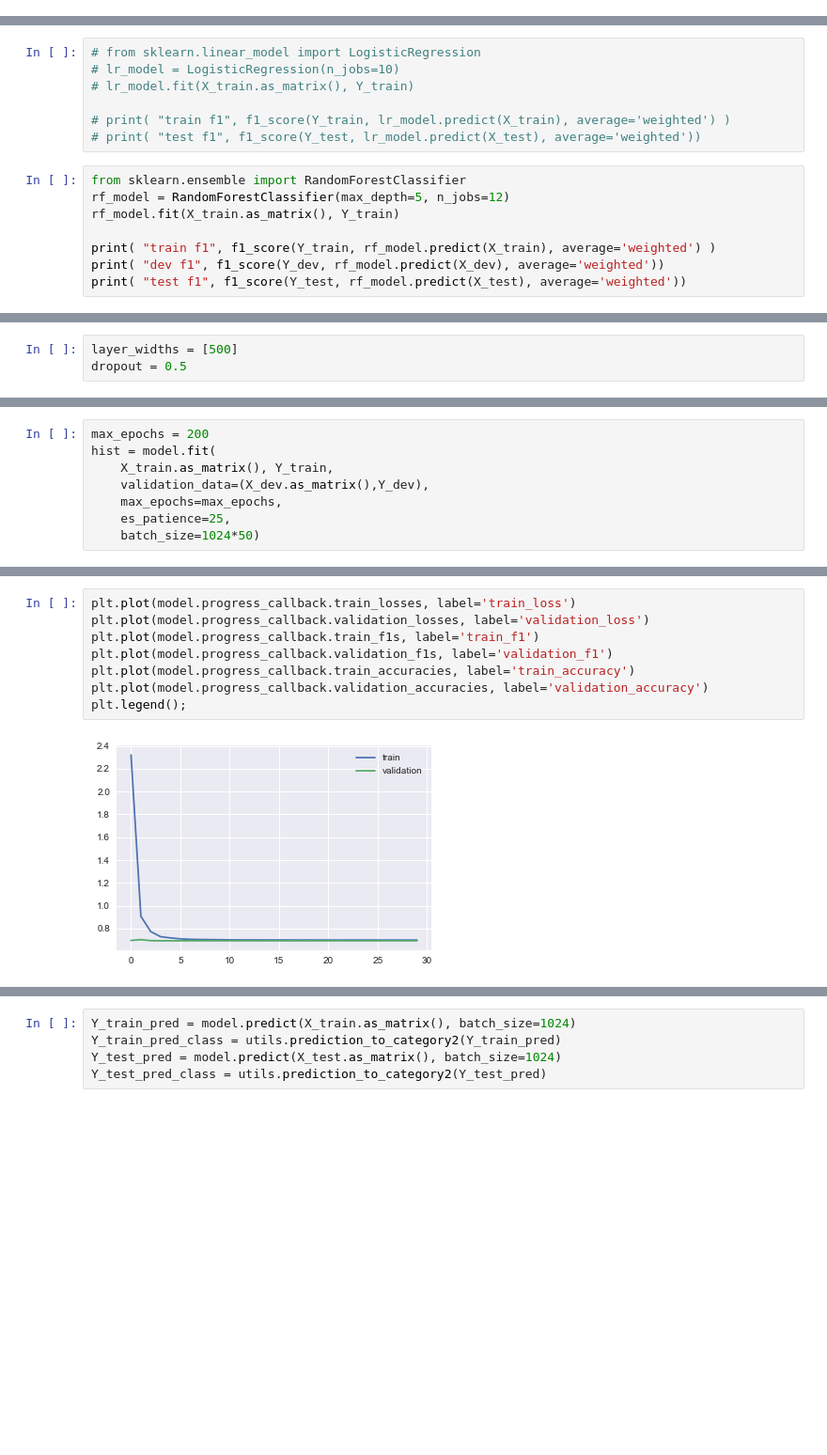
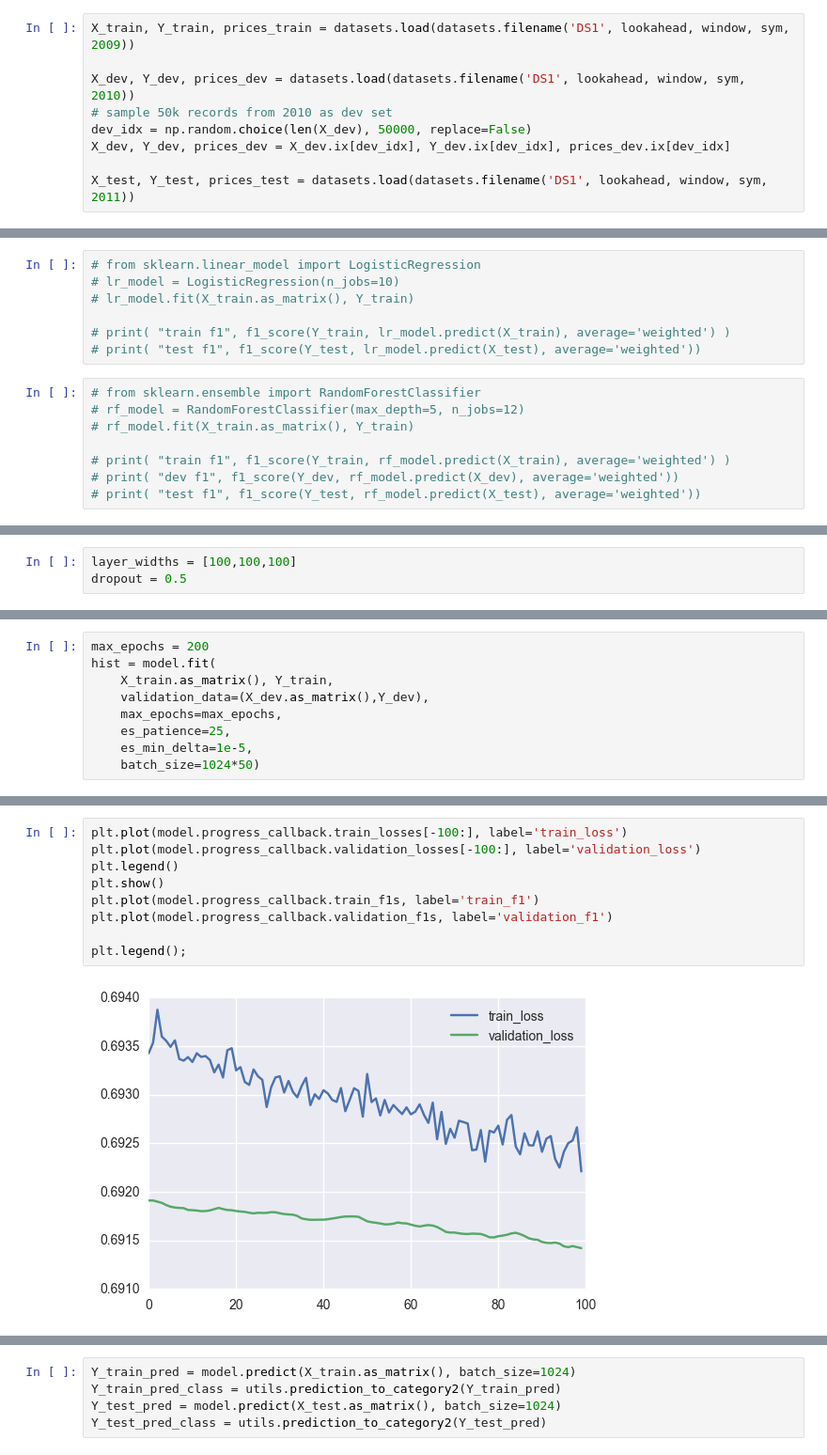
Before and after one commit to andrewwilson/mlnd_capstone, a Jupyter notebook: EvaluateModels.ipynb, the cells around one changed output, grey strips where cells are left out. Shown at 94% size. Saved outputs shown, nothing was run; the diff lists cells and outputs as text; blank space fills up the shorter version.

```diff
--- a/EvaluateModels.ipynb
+++ b/EvaluateModels.ipynb
@@ -28 +21,10 @@ X_test, Y_test, prices_test = prepare_data(utils.load_1minute_fx_bars("USDJPY",
+# %%
+X_train, Y_train, prices_train = datasets.load(datasets.filename('DS1', lookahead, window, sym, 2009))
+
+X_dev, Y_dev, prices_dev = datasets.load(datasets.filename('DS1', lookahead, window, sym, 2010))
+# sample 50k records from 2010 as dev set
+dev_idx = np.random.choice(len(X_dev), 50000, replace=False)
+X_dev, Y_dev, prices_dev = X_dev.ix[dev_idx], Y_dev.ix[dev_idx], prices_dev.ix[dev_idx]
+
+X_test, Y_test, prices_test = datasets.load(datasets.filename('DS1', lookahead, window, sym, 2011))
 # %%
@@ -47,10 +53,10 @@ n_features: 243
 # print( "train f1", f1_score(Y_train, lr_model.predict(X_train), average='weighted') )
 # print( "test f1", f1_score(Y_test, lr_model.predict(X_test), average='weighted'))
 # %%
-from sklearn.ensemble import RandomForestClassifier
-rf_model = RandomForestClassifier(max_depth=5, n_jobs=12)
-rf_model.fit(X_train.as_matrix(), Y_train)
+# from sklearn.ensemble import RandomForestClassifier
+# rf_model = RandomForestClassifier(max_depth=5, n_jobs=12)
+# rf_model.fit(X_train.as_matrix(), Y_train)
 
-print( "train f1", f1_score(Y_train, rf_model.predict(X_train), average='weighted') )
-print( "dev f1", f1_score(Y_dev, rf_model.predict(X_dev), average='weighted'))
-print( "test f1", f1_score(Y_test, rf_model.predict(X_test), average='weighted'))
+# print( "train f1", f1_score(Y_train, rf_model.predict(X_train), average='weighted') )
+# print( "dev f1", f1_score(Y_dev, rf_model.predict(X_dev), average='weighted'))
+# print( "test f1", f1_score(Y_test, rf_model.predict(X_test), average='weighted'))
@@ -61,5 +63,5 @@ test f1 0.552269670436
 # %%
-layer_widths = [500]
+layer_widths = [100,100,100]
 dropout = 0.5
 # %%
 model = MLPModel01(lookahead, n_features, n_categories, layer_widths, dropout)
@@ -88,5 +91,6 @@ hist = model.fit(
     validation_data=(X_dev.as_matrix(),Y_dev),
     max_epochs=max_epochs,
     es_patience=25,
+    es_min_delta=1e-5,
     batch_size=1024*50)
 # %% [output]
@@ -110,10 +114,11 @@ Epoch 00084: early stopping
 # %%
-plt.plot(model.progress_callback.train_losses, label='train_loss')
-plt.plot(model.progress_callback.validation_losses, label='validation_loss')
+plt.plot(model.progress_callback.train_losses[-100:], label='train_loss')
+plt.plot(model.progress_callback.validation_losses[-100:], label='validation_loss')
+plt.legend()
+plt.show()
 plt.plot(model.progress_callback.train_f1s, label='train_f1')
 plt.plot(model.progress_callback.validation_f1s, label='validation_f1')
-plt.plot(model.progress_callback.train_accuracies, label='train_accuracy')
-plt.plot(model.progress_callback.validation_accuracies, label='validation_accuracy')
+
 plt.legend();
 # %% [output]
-[figure, old version]
+[figure, new version]
```
Also changed, not shown: parts of 15 cells of this notebook, 7 other files.
